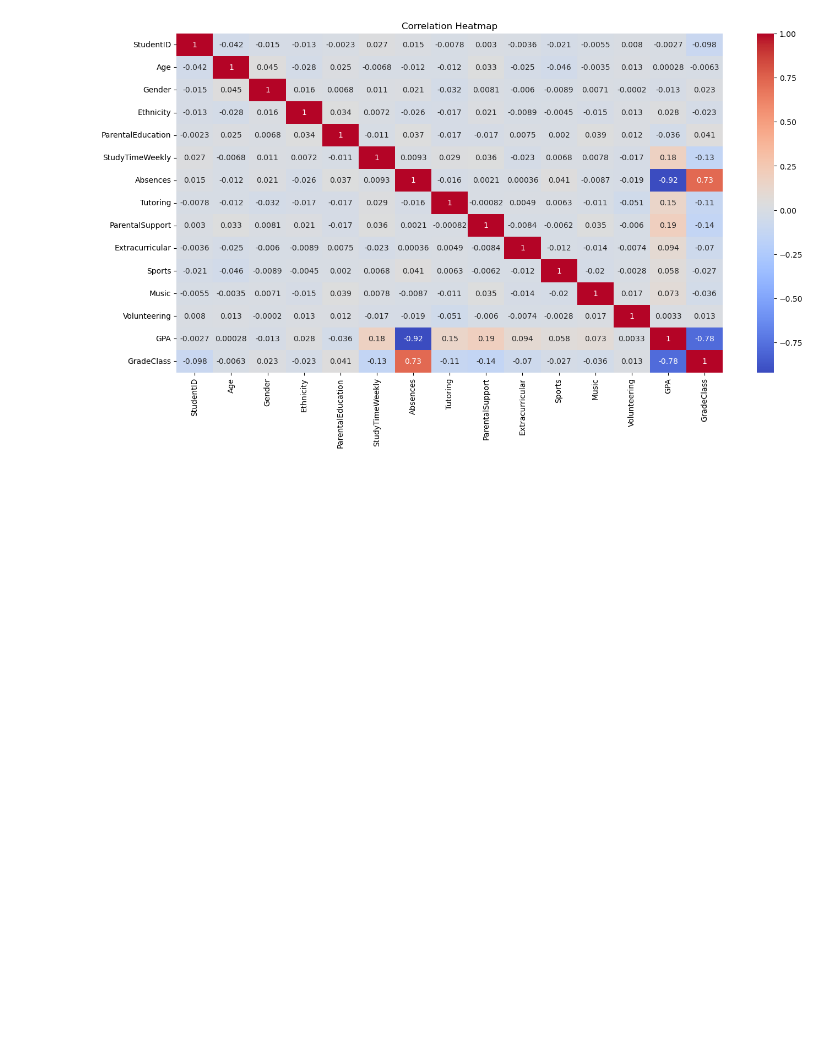
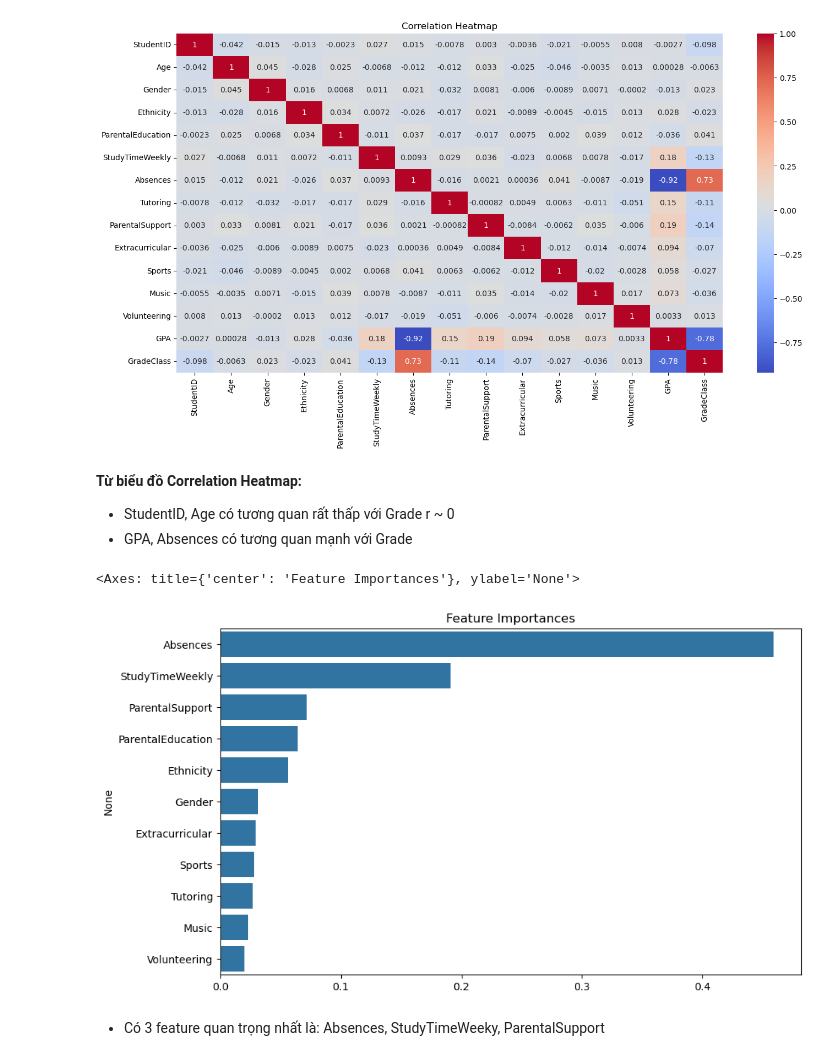
Before and after one commit to new9xboy-DTD/ADY201m-FinalProject, a Jupyter notebook: ADY201m-Project-Team1.ipynb, the cells around one changed output. Cells and saved outputs as stored; diff of their text form; code cells hidden in the pictures; blank space fills up the shorter version.

Commit message:
add feature importances

```diff
--- a/ADY201m-Project-Team1.ipynb
+++ b/ADY201m-Project-Team1.ipynb
@@ -213,3 +213,23 @@ plt.title('Correlation Heatmap')
 plt.show()
 # %% [output]
 [figure]
+# %% [markdown]
+**Từ biểu đồ Correlation Heatmap:**
+- StudentID, Age có tương quan rất thấp với Grade r ~ 0
+- GPA, Absences có tương quan mạnh với Grade
+# %%
+import numpy as np
+from sklearn.ensemble import RandomForestClassifier
+
+clf = RandomForestClassifier(n_estimators=100, random_state=42)
+clf.fit(X_train, y_train)
+
+fimp = pd.Series(clf.feature_importances_, index=X_train.columns).sort_values(ascending=False)
+plt.figure(figsize=(10, 6))
+plt.title('Feature Importances')
+sns.barplot(x=fimp.values, y=fimp.index, orient='h')
+# %% [output]
+<Axes: title={'center': 'Feature Importances'}, ylabel='None'>
+[figure, added]
+# %% [markdown]
+- Có 3 feature quan trọng nhất là: Absences, StudyTimeWeeky, ParentalSupport
```
